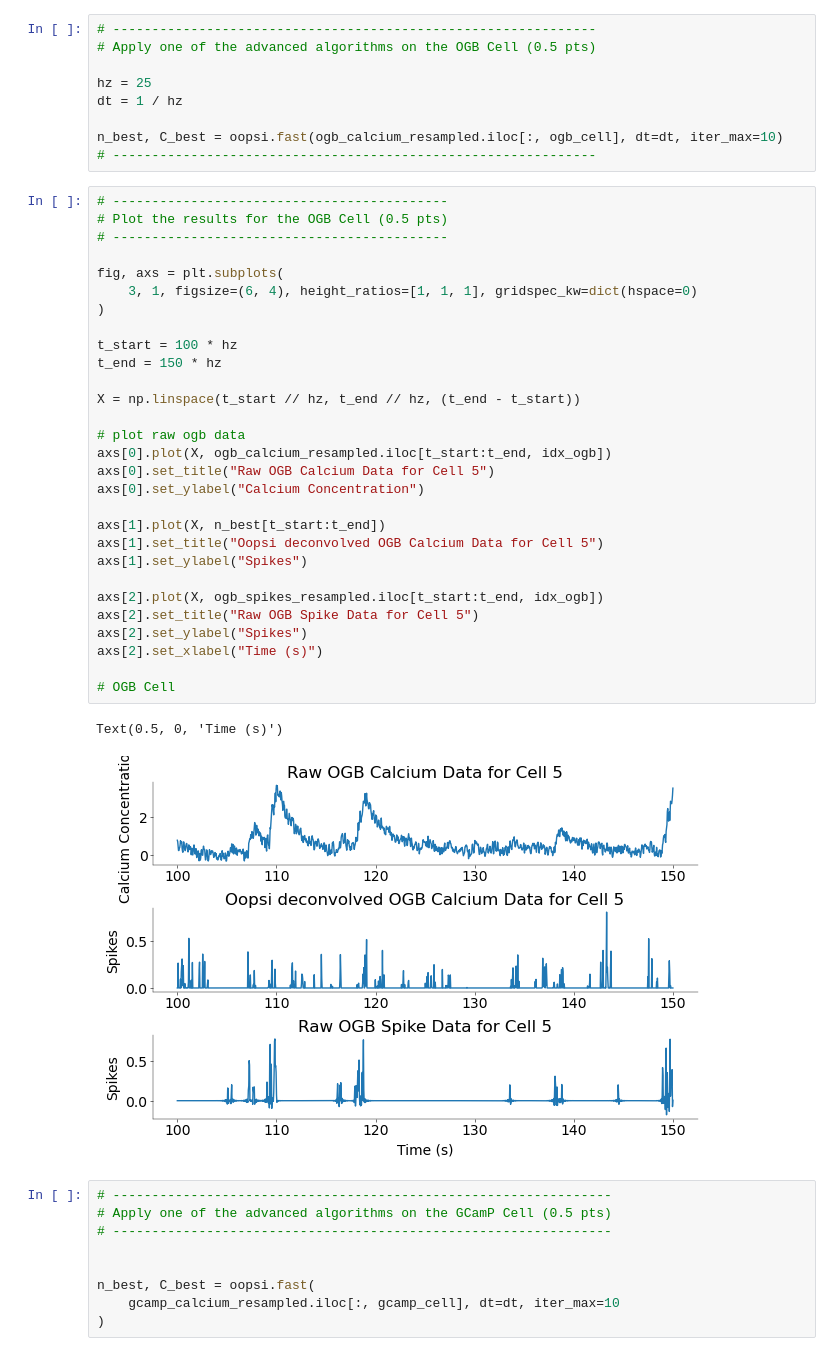
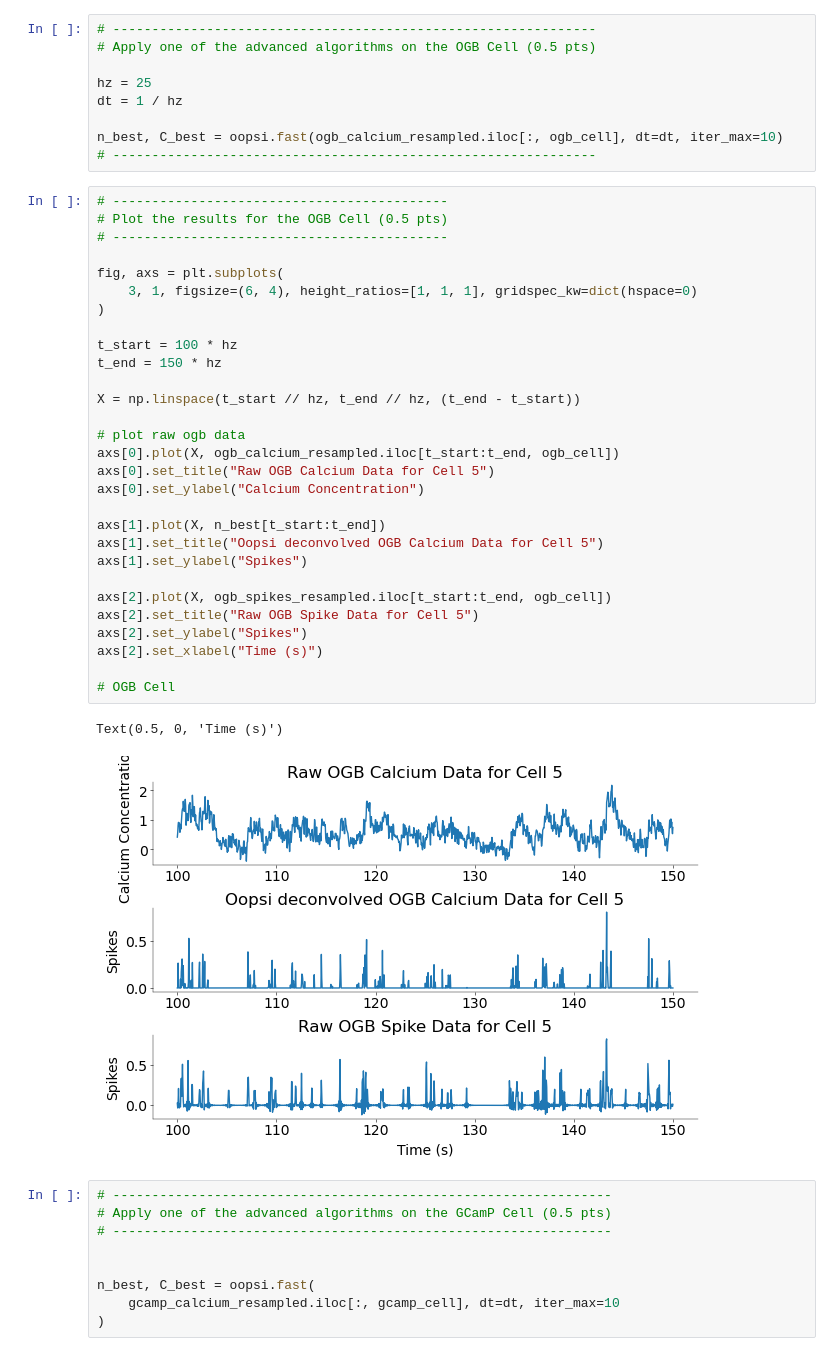
Before and after one commit to madhavi2104/Neural_Data_Science, a Jupyter notebook: CL3/CodingLab3 (1).ipynb, the cells around one changed output. Saved outputs shown, nothing was run; the diff lists cells and outputs as text.

```diff
--- a/CL3/CodingLab3 (1).ipynb
+++ b/CL3/CodingLab3 (1).ipynb
@@ -333,35 +407,35 @@ n_best, C_best = oopsi.fast(ogb_calcium_resampled.iloc[:, ogb_cell], dt=dt, iter
 # %%
 # -------------------------------------------
 # Plot the results for the OGB Cell (0.5 pts)
 # -------------------------------------------
 
 fig, axs = plt.subplots(
     3, 1, figsize=(6, 4), height_ratios=[1, 1, 1], gridspec_kw=dict(hspace=0)
 )
 
 t_start = 100 * hz
 t_end = 150 * hz
 
 X = np.linspace(t_start // hz, t_end // hz, (t_end - t_start))
 
 # plot raw ogb data
-axs[0].plot(X, ogb_calcium_resampled.iloc[t_start:t_end, idx_ogb])
+axs[0].plot(X, ogb_calcium_resampled.iloc[t_start:t_end, ogb_cell])
 axs[0].set_title("Raw OGB Calcium Data for Cell 5")
 axs[0].set_ylabel("Calcium Concentration")
 
 axs[1].plot(X, n_best[t_start:t_end])
 axs[1].set_title("Oopsi deconvolved OGB Calcium Data for Cell 5")
 axs[1].set_ylabel("Spikes")
 
-axs[2].plot(X, ogb_spikes_resampled.iloc[t_start:t_end, idx_ogb])
+axs[2].plot(X, ogb_spikes_resampled.iloc[t_start:t_end, ogb_cell])
 axs[2].set_title("Raw OGB Spike Data for Cell 5")
 axs[2].set_ylabel("Spikes")
 axs[2].set_xlabel("Time (s)")
 
 # OGB Cell
 # %% [output]
 Text(0.5, 0, 'Time (s)')
-[figure, old version]
+[figure, new version]
 # %%
 # ----------------------------------------------------------------
 # Apply one of the advanced algorithms on the GCamP Cell (0.5 pts)
```
Also changed, not shown: parts of 13 cells of this notebook.
